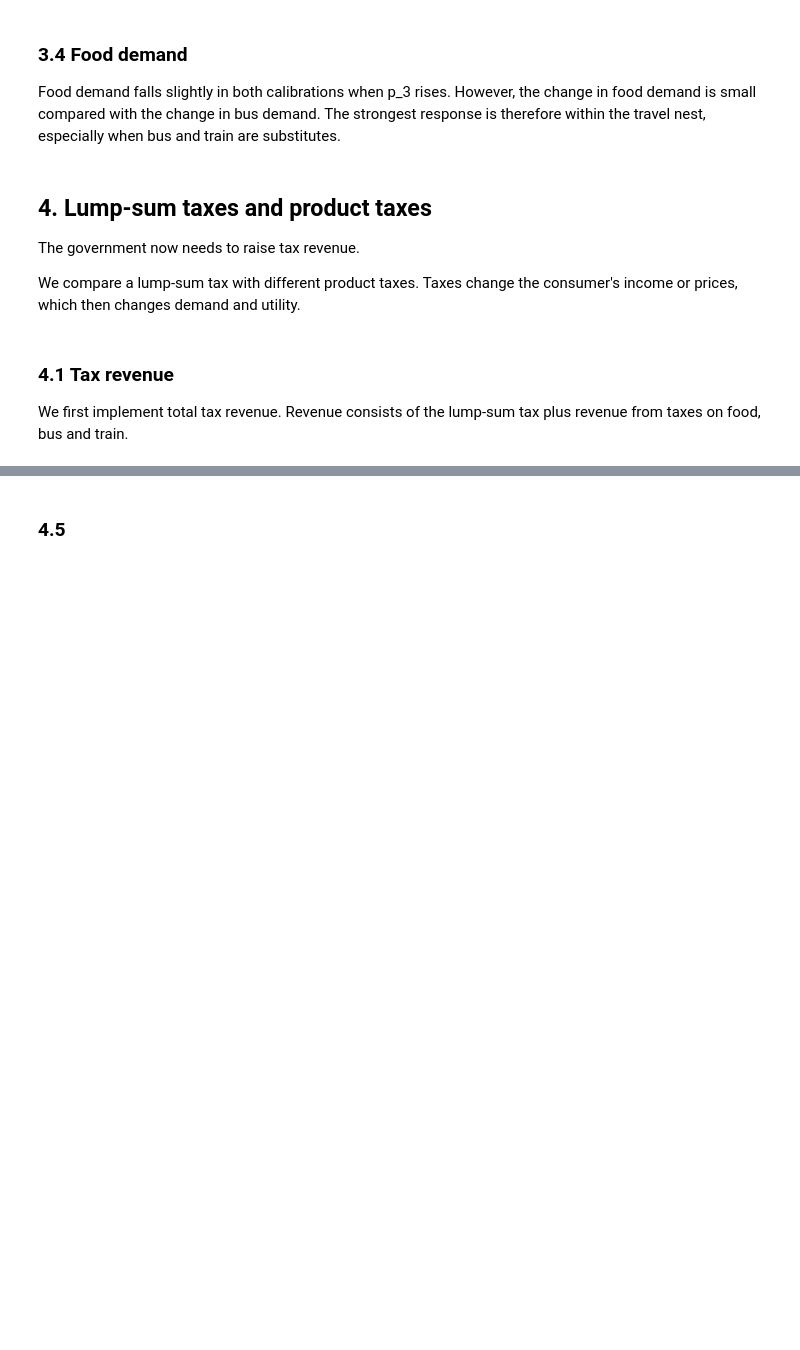
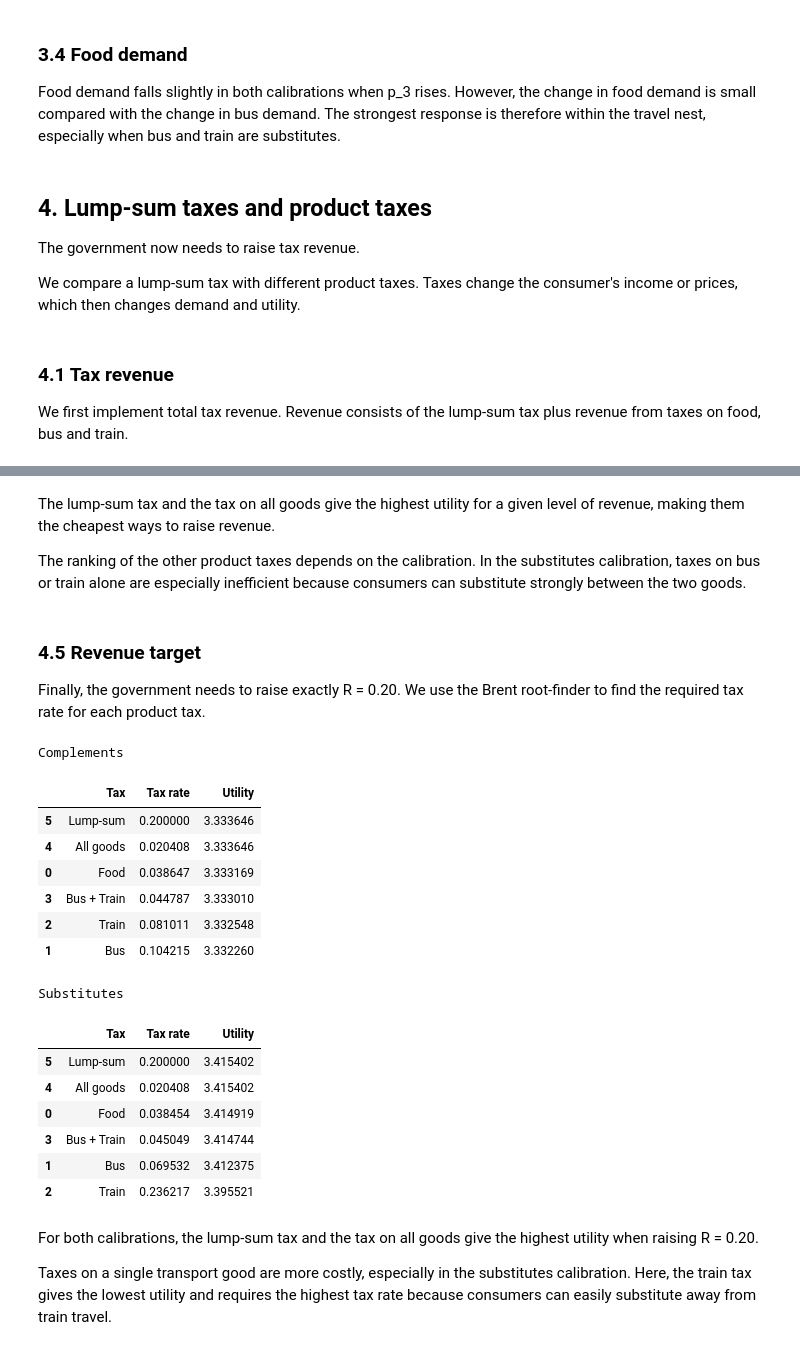
Before and after one commit to Hani-Habib/Academic-weapon, a Jupyter notebook: data_project_samlet.ipynb, the cells around one changed output, grey strips where cells are left out. Drawn from its saved outputs; the diff is of its cells as text; code cells hidden in the pictures; blank space fills up the shorter version.

```diff
--- a/data_project_samlet.ipynb
+++ b/data_project_samlet.ipynb
@@ -500,5 +585,56 @@ for model,cal in [(model_c,'complements'),(model_s,'substitutes')]:
+# %% [markdown]
+The lump-sum tax and the tax on all goods give the highest utility for a given level of revenue, making them the cheapest ways to raise revenue.
+
+The ranking of the other product taxes depends on the calibration. In the substitutes calibration, taxes on bus or train alone are especially inefficient because consumers can substitute strongly between the two goods.
 # %% [markdown]
-### 4.5
+### 4.5 Revenue target
+
+Finally, the government needs to raise exactly R = 0.20. We use the Brent root-finder to find the required tax rate for each product tax.
 # %%
-tau = model_c.find_tax_rate(0.20,goods=(2,))
-R,u = model_c.revenue_and_utility(tau,goods=(2,))
+R_target = 0.20
+
+for name,gov in gov_models.items():
+
+    rows = []
+
+    for label,goods in taxes.items():
+
+        tau = gov.find_tax_rate(R_target,goods=goods)
+
+        if np.isnan(tau):
+            u = np.nan
+        else:
+            R,u = gov.revenue_and_utility(tau,goods)
+
+        rows.append([label,tau,u])
+
+    # Lump-sum tax
+    R,u = gov.revenue_and_utility_lump_sum(R_target)
+
+    rows.append(['Lump-sum',R_target,u])
+
+    table = pd.DataFrame(rows,columns=['Tax','Tax rate','Utility'])
+
+    print(name)
+    display(table.sort_values('Utility',ascending=False))
+# %% [output]
+Complements
+|  | Tax | Tax rate | Utility |
+| 5 | Lump-sum | 0.200000 | 3.333646 |
+| 4 | All goods | 0.020408 | 3.333646 |
+| 0 | Food | 0.038647 | 3.333169 |
+| 3 | Bus + Train | 0.044787 | 3.333010 |
+| 2 | Train | 0.081011 | 3.332548 |
+| 1 | Bus | 0.104215 | 3.332260 |
+Substitutes
+|  | Tax | Tax rate | Utility |
+| 5 | Lump-sum | 0.200000 | 3.415402 |
+| 4 | All goods | 0.020408 | 3.415402 |
+| 0 | Food | 0.038454 | 3.414919 |
+| 3 | Bus + Train | 0.045049 | 3.414744 |
+| 1 | Bus | 0.069532 | 3.412375 |
+| 2 | Train | 0.236217 | 3.395521 |
+# %% [markdown]
+For both calibrations, the lump-sum tax and the tax on all goods give the highest utility when raising R = 0.20.
+
+Taxes on a single transport good are more costly, especially in the substitutes calibration. Here, the train tax gives the lowest utility and requires the highest tax rate because consumers can easily substitute away from train travel.
```
Also changed, not shown: parts of 10 cells of this notebook.
